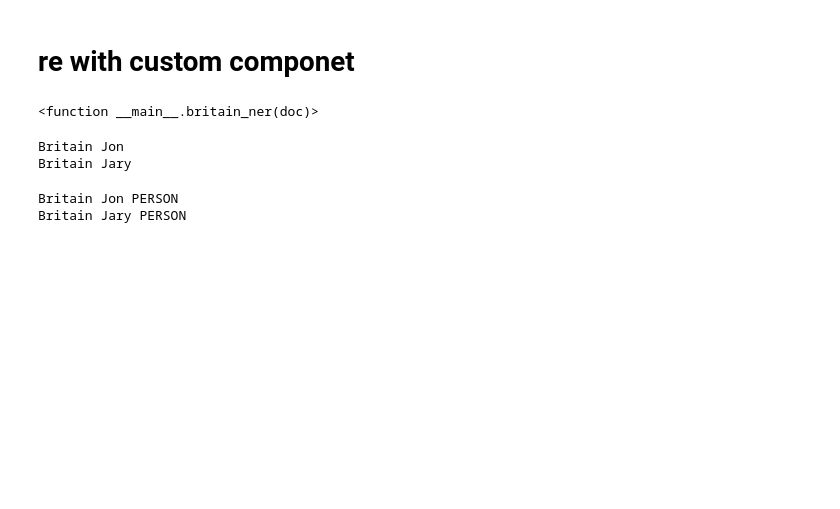
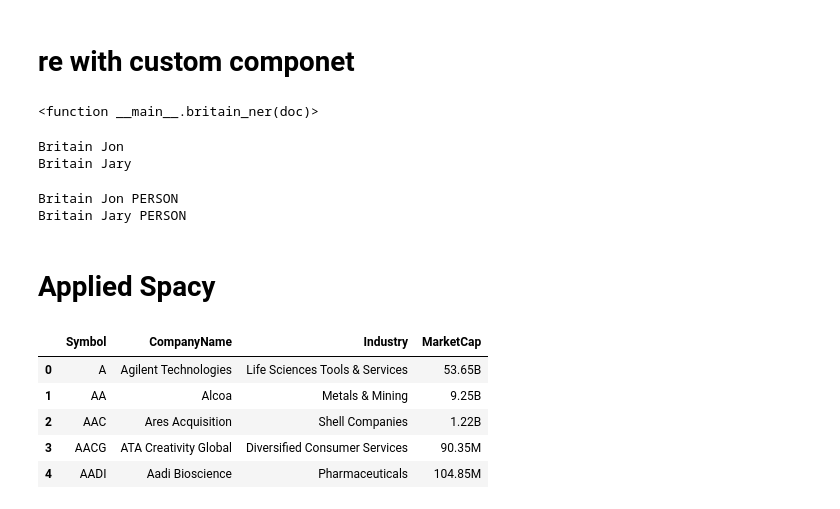
Before and after one commit to shuvo881/NLP-Basic, a Jupyter notebook: nlp-details.ipynb, the cells around one changed output. Cells and saved outputs as stored; diff of their text form; code cells hidden in the pictures; blank space fills up the shorter version.

```diff
--- a/nlp-details.ipynb
+++ b/nlp-details.ipynb
@@ -933,3 +935,16 @@ for ent in doc.ents:
 # %% [output]
 Britain Jon PERSON
 Britain Jary PERSON
+# %% [markdown]
+# Applied Spacy
+# %%
+import pandas as pd
+df = pd.read_csv('/kaggle/input/nlp-test/stocks.tsv', sep='\t')
+df.head()
+# %% [output]
+|  | Symbol | CompanyName | Industry | MarketCap |
+| 0 | A | Agilent Technologies | Life Sciences Tools & Services | 53.65B |
+| 1 | AA | Alcoa | Metals & Mining | 9.25B |
+| 2 | AAC | Ares Acquisition | Shell Companies | 1.22B |
+| 3 | AACG | ATA Creativity Global | Diversified Consumer Services | 90.35M |
+| 4 | AADI | Aadi Bioscience | Pharmaceuticals | 104.85M |
```
Also changed, not shown: parts of 34 cells of this notebook.
